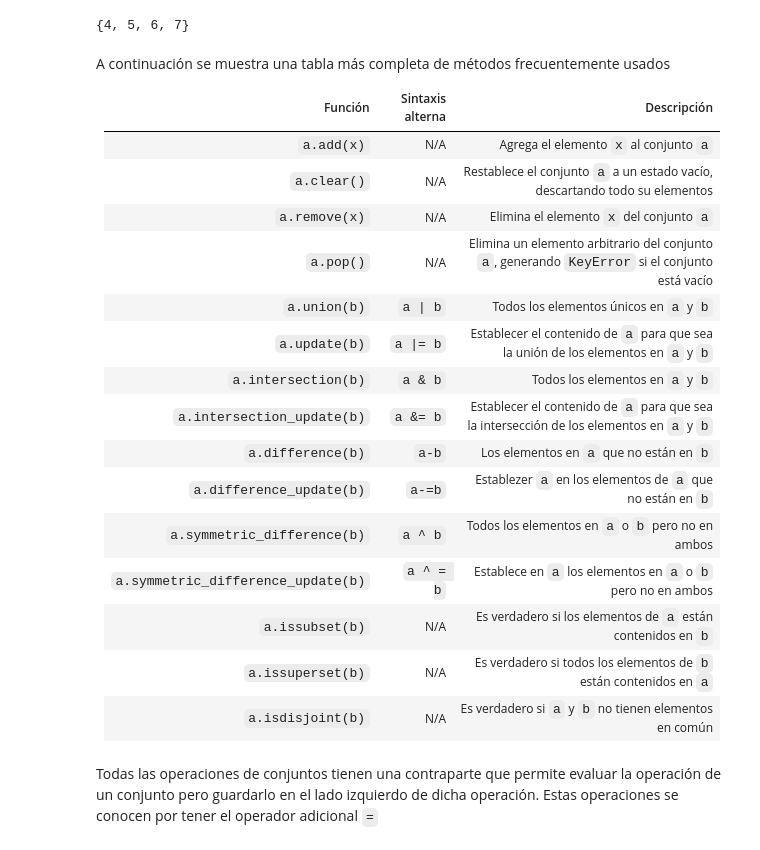
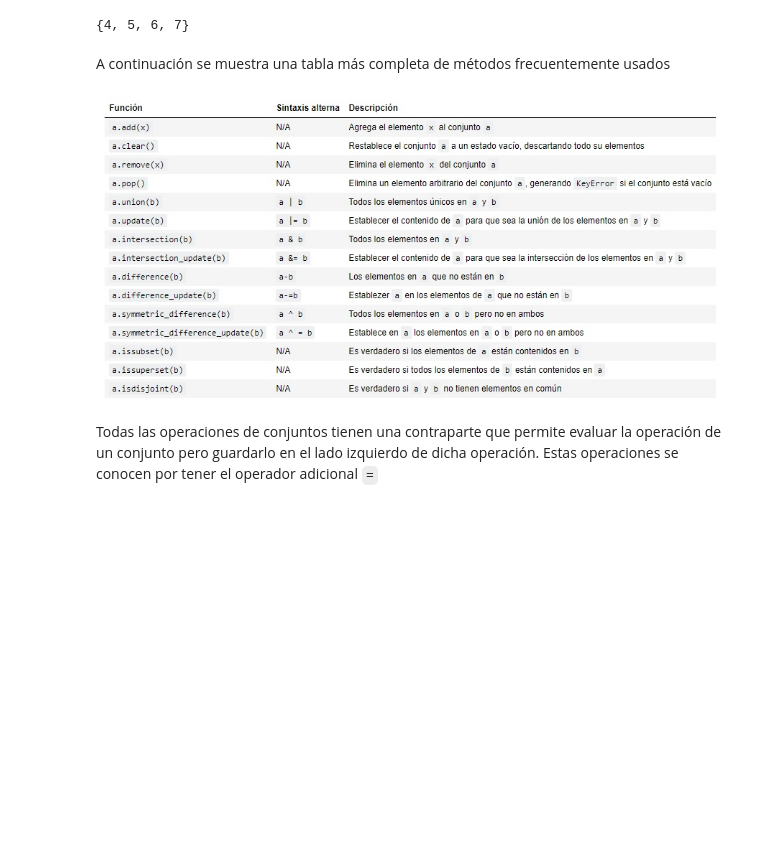
Before and after one commit to johnatantorres/secuencias_de_python, a Jupyter notebook: Secuencias en python.ipynb, the cells around one changed output. Drawn from its saved outputs; the diff is of its cells as text; code cells hidden in the pictures; blank space fills up the shorter version.

```diff
--- a/Secuencias en python.ipynb
+++ b/Secuencias en python.ipynb
@@ -636,26 +636,12 @@ b
 a&b
 # %% [output]
 {4, 5, 6, 7}
-# %% [markdown]
-A continuación se muestra una tabla más completa de métodos frecuentemente usados
-
-| Función | Sintaxis alterna | Descripción |
-| :- | :- | :- |
-| `a.add(x)` | N/A | Agrega el elemento `x` al conjunto `a` |
-| `a.clear()` | N/A | Restablece el conjunto `a` a un estado vacío, descartando todo su elementos |
-| `a.remove(x)` | N/A | Elimina el elemento `x` del conjunto `a` |
-| `a.pop()` | N/A | Elimina un elemento arbitrario del conjunto `a`, generando `KeyError` si el conjunto está vacío |
-| `a.union(b)` | `a \| b` | Todos los elementos únicos en `a` y `b` |
-| `a.update(b)` | `a \|= b` | Establecer el contenido de `a` para que sea la unión de los elementos en `a` y `b` |
-| `a.intersection(b)` | `a & b` | Todos los elementos en `a` y `b` |
-| `a.intersection_update(b)` | `a &= b` | Establecer el contenido de `a` para que sea la intersección de los elementos en `a` y `b` |
-| `a.difference(b)` | `a-b` | Los elementos en `a` que no están en `b` |
-| `a.difference_update(b)` | `a-=b` | Establezer `a` en los elementos de `a` que no están en `b` |
-| `a.symmetric_difference(b)` | `a ^ b` | Todos los elementos en `a` o `b` pero no en ambos |
-| `a.symmetric_difference_update(b)` | `a ^ = b` | Establece en `a` los elementos en `a` o `b` pero no en ambos |
-| `a.issubset(b)` | N/A | Es verdadero si los elementos de `a` están contenidos en `b` |
-| `a.issuperset(b)` | N/A | Es verdadero si todos los elementos de `b` están contenidos en `a` |
-| `a.isdisjoint(b)` | N/A | Es verdadero si `a` y `b` no tienen elementos en común |
+# %% [markdown]
+A continuación se muestra una tabla más completa de métodos frecuentemente usados
+# %%
+Image("tabla.jpg")
+# %% [output]
+[figure, added]
 # %% [markdown]
 Todas las operaciones de conjuntos tienen una contraparte que permite evaluar la operación de un conjunto pero guardarlo en el lado izquierdo de dicha operación. Estas operaciones se conocen por tener el operador adicional `=`
 # %%
```
Also changed, not shown: 1 other file.
